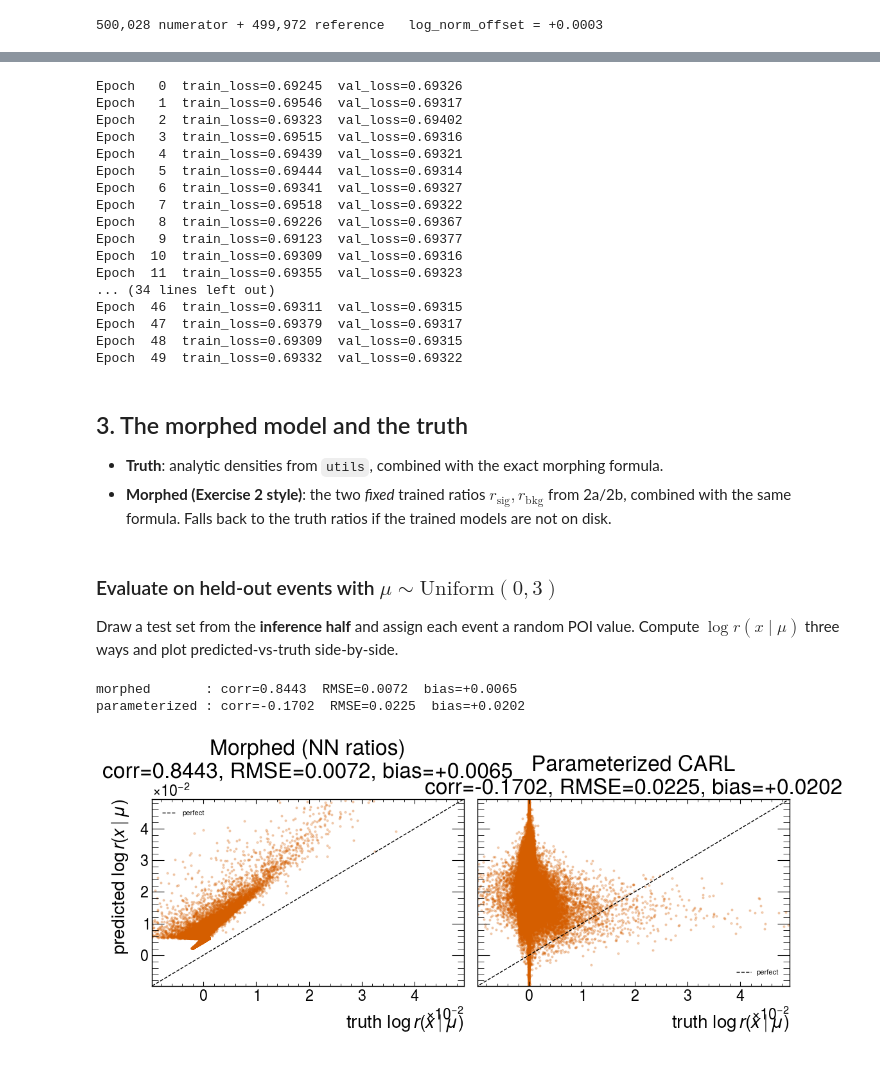
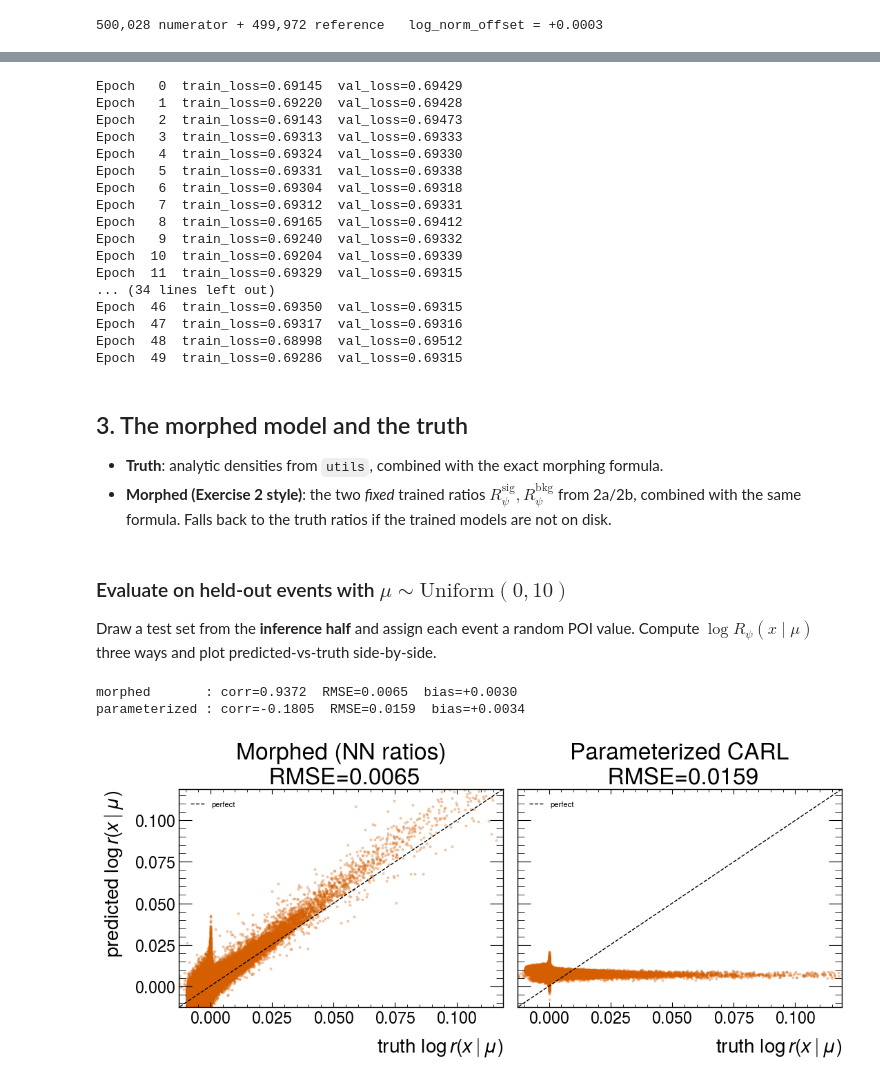
Before and after one commit to Ragansu/NSBI-workflow-tutorial, a Jupyter notebook: workshops/ml4hep_tifr/Exercise_3_parameterized_carl.ipynb, the cells around one changed output, grey strips where cells are left out. Saved outputs shown, nothing was run; the diff lists cells and outputs as text; code cells hidden in the pictures.

Commit message:
fixes and new trainings

```diff
--- a/workshops/ml4hep_tifr/Exercise_3_parameterized_carl.ipynb
+++ b/workshops/ml4hep_tifr/Exercise_3_parameterized_carl.ipynb
@@ -51,7 +44,7 @@ signal = pd.read_parquet(f"{BASE_PATH}/signal.parquet")
 background = pd.read_parquet(f"{BASE_PATH}/background.parquet")
 
 FEATURES = ["x1", "x2", "x3", "x4", "x5"]
-POI_RANGE = (0.0, 3.0)          # uniform prior / test range for mu
+POI_RANGE = (0.0, 10.0)          # uniform prior / test range for mu
 # %% [markdown]
 ### Train / inference split
 
@@ -160,7 +150,7 @@ class ParamCARL(nn.Module):
     def forward(self, x):
         # classifier score s = q_psi(y=1 | x, mu) in (0, 1), bounded away from
         # 0/1 so the plain BCE loss and the ratio r = s/(1-s) stay finite
-        return torch.sigmoid(self.net(x).squeeze(-1)).clamp(1e-6, 1.0 - 1e-6)
+        return torch.sigmoid(self.net(x).squeeze(-1))
 
 
 model = ParamCARL(feat.shape[1]).to(DEVICE)
@@ -185,23 +175,23 @@ for epoch in range(EPOCHS):
         vl = (bce(model(va_feat), va_y) * va_w).sum() / va_w.sum()
     print(f"Epoch {epoch:3d}  train_loss={loss.item():.5f}  val_loss={vl.item():.5f}", flush=True)
 # %% [output]
-Epoch   0  train_loss=0.69245  val_loss=0.69326
-Epoch   1  train_loss=0.69546  val_loss=0.69317
-Epoch   2  train_loss=0.69323  val_loss=0.69402
-Epoch   3  train_loss=0.69515  val_loss=0.69316
-Epoch   4  train_loss=0.69439  val_loss=0.69321
-Epoch   5  train_loss=0.69444  val_loss=0.69314
-Epoch   6  train_loss=0.69341  val_loss=0.69327
-Epoch   7  train_loss=0.69518  val_loss=0.69322
-Epoch   8  train_loss=0.69226  val_loss=0.69367
-Epoch   9  train_loss=0.69123  val_loss=0.69377
-Epoch  10  train_loss=0.69309  val_loss=0.69316
-Epoch  11  train_loss=0.69355  val_loss=0.69323
+Epoch   0  train_loss=0.69145  val_loss=0.69429
+Epoch   1  train_loss=0.69220  val_loss=0.69428
+Epoch   2  train_loss=0.69143  val_loss=0.69473
+Epoch   3  train_loss=0.69313  val_loss=0.69333
+Epoch   4  train_loss=0.69324  val_loss=0.69330
+Epoch   5  train_loss=0.69331  val_loss=0.69338
+Epoch   6  train_loss=0.69304  val_loss=0.69318
+Epoch   7  train_loss=0.69312  val_loss=0.69331
+Epoch   8  train_loss=0.69165  val_loss=0.69412
+Epoch   9  train_loss=0.69240  val_loss=0.69332
+Epoch  10  train_loss=0.69204  val_loss=0.69339
+Epoch  11  train_loss=0.69329  val_loss=0.69315
 ... (34 lines left out)
-Epoch  46  train_loss=0.69311  val_loss=0.69315
-Epoch  47  train_loss=0.69379  val_loss=0.69317
-Epoch  48  train_loss=0.69309  val_loss=0.69315
-Epoch  49  train_loss=0.69332  val_loss=0.69322
+Epoch  46  train_loss=0.69350  val_loss=0.69315
+Epoch  47  train_loss=0.69317  val_loss=0.69316
+Epoch  48  train_loss=0.68998  val_loss=0.69512
+Epoch  49  train_loss=0.69286  val_loss=0.69315
 # %%
 def carl_score(x_feats, mu_vals):
     # classifier score s = q_psi(y=1 | x, mu) on raw (unscaled) inputs
@@ -214,15 +204,14 @@ def carl_score(x_feats, mu_vals):
 
 
 def carl_ratio(x_feats, mu_vals):
-    # convert the score to a density ratio:  r = s / (1 - s), times the
-    # class-balance factor exp(LOG_NORM_OFFSET) = (sum w_{y=1}) / (sum w_{y=0})
+    # convert the score to a density ratio:  r = s / (1 - s)
     s = carl_score(x_feats, mu_vals)
-    return s / (1.0 - s) * np.exp(LOG_NORM_OFFSET)
+    return s / (1.0 - s)
 # %% [markdown]
 ## 3. The morphed model and the truth
 
 * **Truth**: analytic densities from `utils`, combined with the exact morphing formula.
-* **Morphed (Exercise 2 style)**: the two *fixed* trained ratios $r_\mathrm{sig},r_\mathrm{bkg}$ from 2a/2b, combined with the same formula. Falls back to the truth ratios if the trained models are not on disk.
+* **Morphed (Exercise 2 style)**: the two *fixed* trained ratios $R_\psi^\mathrm{sig},R_\psi^\mathrm{bkg}$ from 2a/2b, combined with the same formula. Falls back to the truth ratios if the trained models are not on disk.
 # %%
 def reco_components_from_truth_components(components):
     # smear truth-level (z) Gaussian components into reco (x) space:
@@ -269,9 +258,9 @@ def nn_ratios(X):
         rS, rB = truth_ratios(X)
         return rS, rB, False
 # %% [markdown]
-### Evaluate on held-out events with $\mu\sim\mathrm{Uniform}(0,3)$
+### Evaluate on held-out events with $\mu\sim\mathrm{Uniform}(0,10)$
 
-Draw a test set from the **inference half** and assign each event a random POI value. Compute $\log r(x\mid\mu)$ three ways and plot predicted-vs-truth side-by-side.
+Draw a test set from the **inference half** and assign each event a random POI value. Compute $\log R_\psi(x\mid\mu)$ three ways and plot predicted-vs-truth side-by-side.
 # %%
 N_TEST = 40_000
 test_df = pd.concat([sig_inf, bkg_inf], ignore_index=True)
@@ -306,34 +295,29 @@ stats_carl = logr_stats(logr_carl, logr_truth)
 print(f"morphed       : corr={stats_morph['corr']:.4f}  RMSE={stats_morph['rmse']:.4f}  bias={stats_morph['bias']:+.4f}")
 print(f"parameterized : corr={stats_carl['corr']:.4f}  RMSE={stats_carl['rmse']:.4f}  bias={stats_carl['bias']:+.4f}")
 # %% [output]
-morphed       : corr=0.8443  RMSE=0.0072  bias=+0.0065
-parameterized : corr=-0.1702  RMSE=0.0225  bias=+0.0202
+morphed       : corr=0.9372  RMSE=0.0065  bias=+0.0030
+parameterized : corr=-0.1805  RMSE=0.0159  bias=+0.0034
 # %%
-# Truth-vs-predicted parity, in the same style as the flow-density notebook
-# (Exercise 4): raw scatter + y=x line + corr/RMSE/bias, one panel per model.
-# Instead of one panel per density (signal, background) as in the flow notebook,
-# here each panel tests log r(x|mu) over the arbitrarily sampled mu range.
 def parity_panel(ax, truth, pred, title, stats):
     ax.scatter(truth, pred, s=4, alpha=0.25)
     lo = min(truth.min(), pred.min())
     hi = max(truth.max(), pred.max())
     ax.plot([lo, hi], [lo, hi], "k--", lw=1, label="perfect")
     ax.set_xlabel(r"truth $\log r(x\mid\mu)$")
-    ax.set_title(f"{title}\ncorr={stats['corr']:.4f}, RMSE={stats['rmse']:.4f}, bias={stats['bias']:+.4f}")
+    ax.set_title(f"{title}\n RMSE={stats['rmse']:.4f}")
     ax.legend(fontsize=8)
 
-# Common, outlier-robust axis limits so both panels share one scale.
 allv = np.concatenate([logr_truth, logr_morph, logr_carl])
 lo, hi = np.percentile(allv, [0.2, 99.8])
 
 fig, axes = plt.subplots(1, 2, figsize=(11, 5), sharex=True, sharey=True)
 parity_panel(axes[0], logr_truth, logr_morph,
              f"Morphed ({'NN' if used_nn else 'truth'} ratios)", stats_morph)
 parity_panel(axes[1], logr_truth, logr_carl, "Parameterized CARL", stats_carl)
 axes[0].set_xlim(lo, hi)
 axes[0].set_ylim(lo, hi)
 axes[0].set_ylabel(r"predicted $\log r(x\mid\mu)$")
 fig.tight_layout()
 plt.show()
 # %% [output]
-[figure, old version]
+[figure, new version]
```
Also changed, not shown: parts of 6 cells of this notebook, 3 other files.
